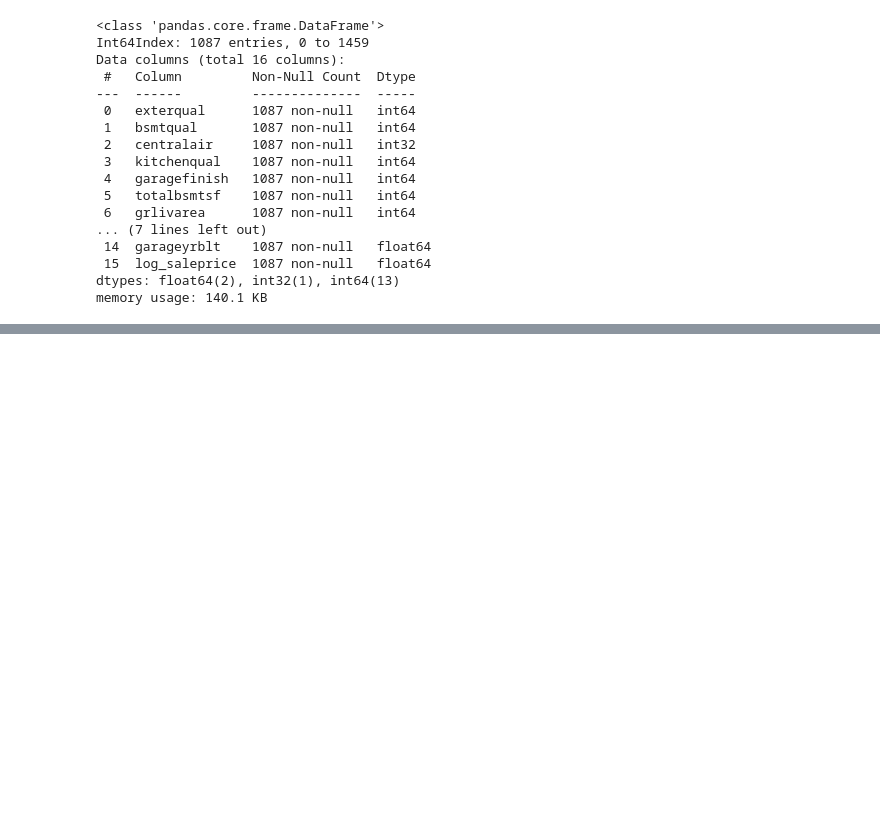
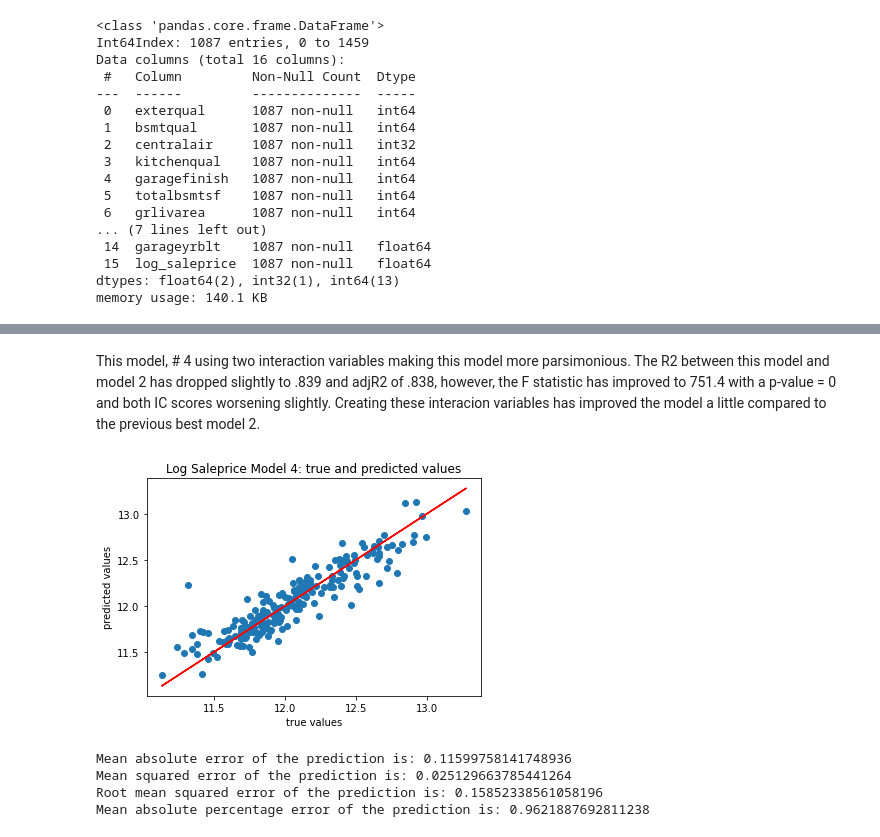
Before and after one commit to mgalaviz1/my_work, a Jupyter notebook: week6_linear_regression/Assignment_Predicting_house_prices.ipynb, the cells around one changed output, grey strips where cells are left out. Saved outputs shown, nothing was run; the diff lists cells and outputs as text; code cells hidden in the pictures; blank space fills up the shorter version.

Commit message:
update housing model with

```diff
--- a/week6_linear_regression/Assignment_Predicting_house_prices.ipynb
+++ b/week6_linear_regression/Assignment_Predicting_house_prices.ipynb
@@ -854,0 +865,14 @@ Name: garageyrblt, dtype: float64
+# %%
+df['sqft_interact'] = df.totalbsmtsf * df.grlivarea
+# %%
+df_clean4 = df[['centralair', 'garagefinish', 'year_interact', 'overallqual', 'garagearea'
+                  , 'sqft_interact', 'log_saleprice']]
+
+X4 = df_clean4.drop(columns=['log_saleprice'])
+# %%
+X4_train, X4_test, y_train, y_test = train_test_split(X4, y, test_size=0.2, random_state = 42)
+# %%
+X4_train_const = sm.add_constant(X4_train)
+lm4 = sm.OLS(y_train, X4_train_const).fit()
+
+lm4.summary()
@@ -854,0 +906,25 @@ Name: garageyrblt, dtype: float64
+# %% [markdown]
+This model, # 4 using two interaction variables making this model more parsimonious. The R2 between this model and model 2 has dropped slightly to .839 and adjR2 of .838, however, the F statistic has improved to 751.4 with a p-value = 0 and both IC scores worsening slightly. Creating these interacion variables has improved the model a little compared to the previous best model 2.
+# %%
+# evaluating prediction using model 4 above
+X4_test = sm.add_constant(X4_test)
+
+y_preds = lm4.predict(X4_test)
+
+plt.scatter(y_test, y_preds)
+plt.plot(y_test, y_test, color="red")
+plt.xlabel("true values")
+plt.ylabel("predicted values")
+plt.title("Log Saleprice Model 4: true and predicted values")
+plt.show()
+
+print("Mean absolute error of the prediction is: {}".format(mean_absolute_error(y_test, y_preds)))
+print("Mean squared error of the prediction is: {}".format(mse(y_test, y_preds)))
+print("Root mean squared error of the prediction is: {}".format(rmse(y_test, y_preds)))
+print("Mean absolute percentage error of the prediction is: {}".format(np.mean(np.abs((y_test - y_preds) / y_test)) * 100))
+# %% [output]
+[figure, added]
+Mean absolute error of the prediction is: 0.11599758141748936
+Mean squared error of the prediction is: 0.025129663785441264
+Root mean squared error of the prediction is: 0.15852338561058196
+Mean absolute percentage error of the prediction is: 0.9621887692811238
```
Also changed, not shown: parts of 11 cells of this notebook.
